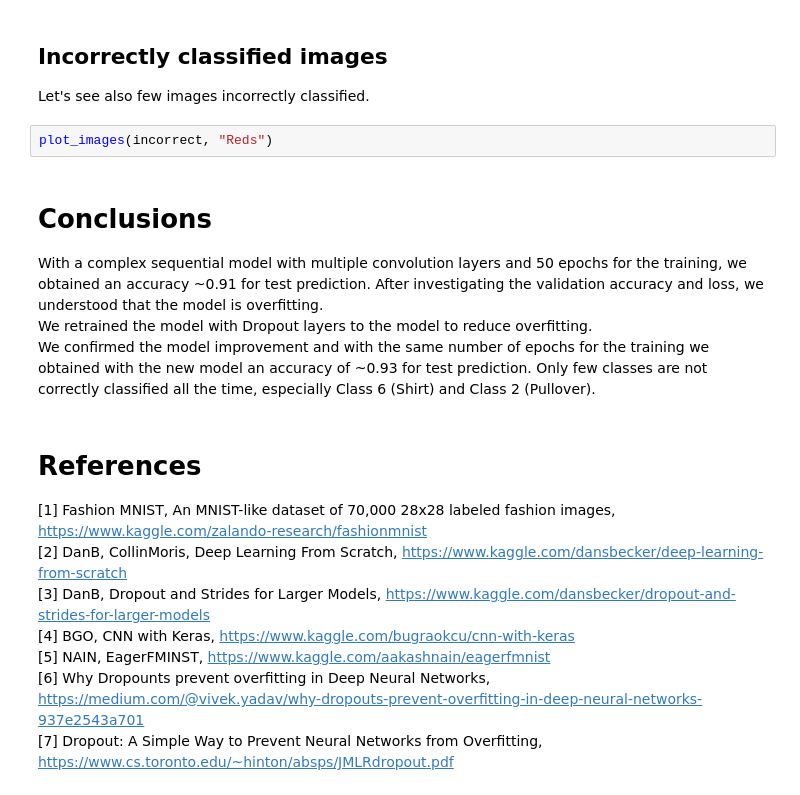
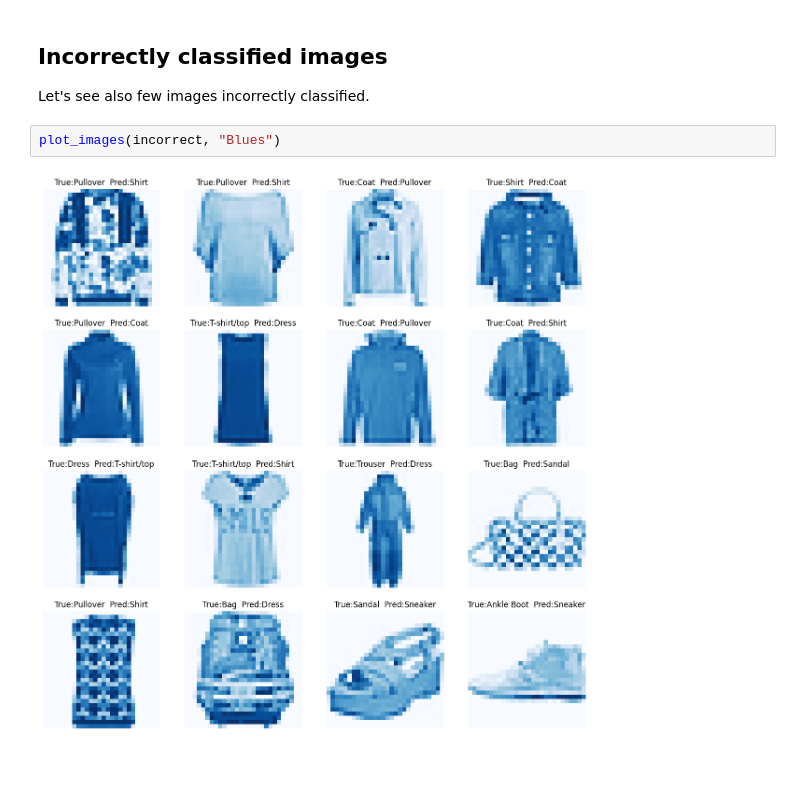
Before and after one commit to DrSewe/CNN_with_Tensorflow-Keras_for_Fashion_MNIST, a Jupyter notebook: CNN_with_Tensorflow|Keras_for_Fashion_MNIST.ipynb, the cells around one changed output. Saved outputs shown, nothing was run; the diff lists cells and outputs as text; blank space fills up the shorter version.

```diff
--- a/CNN_with_Tensorflow|Keras_for_Fashion_MNIST.ipynb
+++ b/CNN_with_Tensorflow|Keras_for_Fashion_MNIST.ipynb
@@ -677,21 +795,6 @@ plot_images(correct, "Greens")
 
 Let's see also few images incorrectly classified.
 # %%
-plot_images(incorrect, "Reds")
+plot_images(incorrect, "Blues")
+# %% [output]
+[figure, added]
-# %% [markdown]
-# <a id="7">Conclusions</a>
-
-With a complex sequential model with multiple convolution layers and 50 epochs for the training, we obtained an accuracy ~0.91 for test prediction.
-After investigating the validation accuracy and loss, we understood that the model is overfitting.
-We retrained the model with Dropout layers to the model to reduce overfitting.
-We confirmed the model improvement and with the same number of epochs for the training we obtained with the new model an accuracy of ~0.93 for test prediction. Only few classes are not correctly classified all the time, especially Class 6 (Shirt) and Class 2 (Pullover).
-# %% [markdown]
-# <a id="8">References</a>
-
-[1] Fashion MNIST, An MNIST-like dataset of 70,000 28x28 labeled fashion images, https://www.kaggle.com/zalando-research/fashionmnist
-[2] DanB, CollinMoris, Deep Learning From Scratch, https://www.kaggle.com/dansbecker/deep-learning-from-scratch
-[3] DanB, Dropout and Strides for Larger Models, https://www.kaggle.com/dansbecker/dropout-and-strides-for-larger-models
-[4] BGO, CNN with Keras, https://www.kaggle.com/bugraokcu/cnn-with-keras
-[5] NAIN, EagerFMINST, https://www.kaggle.com/aakashnain/eagerfmnist
-[6] Why Dropounts prevent overfitting in Deep Neural Networks, https://medium.com/@vivek.yadav/why-dropouts-prevent-overfitting-in-deep-neural-networks-937e2543a701
-[7] Dropout: A Simple Way to Prevent Neural Networks from Overfitting, https://www.cs.toronto.edu/~hinton/absps/JMLRdropout.pdf
```
Also changed, not shown: parts of 18 cells of this notebook.
